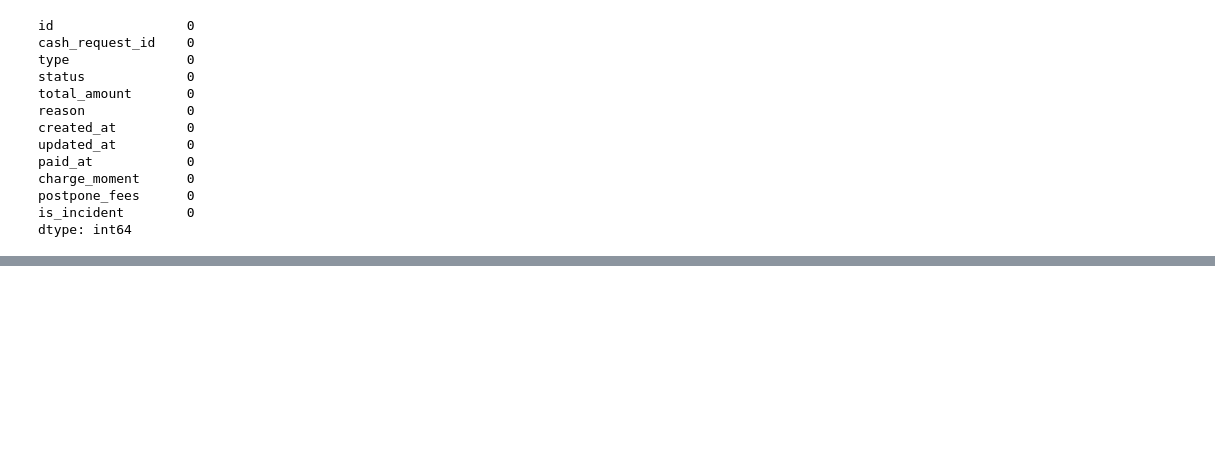
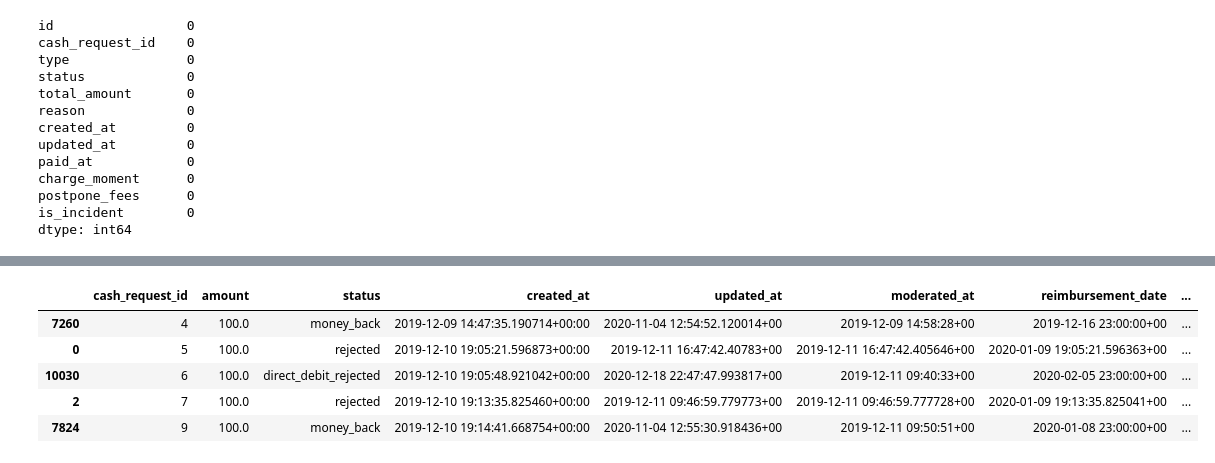
Before and after one commit to martaverfer/project-1-ironhack-payments-2-en, a Jupyter notebook: jupyter_notebooks/Fani.ipynb, the cells around one changed output, grey strips where cells are left out. Drawn from its saved outputs; the diff is of its cells as text; code cells hidden in the pictures; blank space fills up the shorter version.

```diff
--- a/jupyter_notebooks/Fani.ipynb
+++ b/jupyter_notebooks/Fani.ipynb
@@ -475,0 +527,4 @@ dtype: int64
+# %%
+# new column with yy_mm from created_at
+df_cash_request["month_created"] = df_cash_request["created_at"].dt.strftime('%Y-%m')
+df_cash_request["month_created"].sample(10)
@@ -475,0 +621,11 @@ dtype: int64
+# %%
+# sort by date created
+df_cash_request = df_cash_request.sort_values("created_at")
+df_cash_request.head(5)
+# %% [output]
+|  | cash_request_id | amount | status | created_at | updated_at | moderated_at | reimbursement_date | ... |
+| 7260 | 4 | 100.0 | money_back | 2019-12-09 14:47:35.190714+00:00 | 2020-11-04 12:54:52.120014+00 | 2019-12-09 14:58:28+00 | 2019-12-16 23:00:00+00 | ... |
+| 0 | 5 | 100.0 | rejected | 2019-12-10 19:05:21.596873+00:00 | 2019-12-11 16:47:42.40783+00 | 2019-12-11 16:47:42.405646+00 | 2020-01-09 19:05:21.596363+00 | ... |
+| 10030 | 6 | 100.0 | direct_debit_rejected | 2019-12-10 19:05:48.921042+00:00 | 2020-12-18 22:47:47.993817+00 | 2019-12-11 09:40:33+00 | 2020-02-05 23:00:00+00 | ... |
+| 2 | 7 | 100.0 | rejected | 2019-12-10 19:13:35.825460+00:00 | 2019-12-11 09:46:59.779773+00 | 2019-12-11 09:46:59.777728+00 | 2020-01-09 19:13:35.825041+00 | ... |
+| 7824 | 9 | 100.0 | money_back | 2019-12-10 19:14:41.668754+00:00 | 2020-11-04 12:55:30.918436+00 | 2019-12-11 09:50:51+00 | 2020-01-08 23:00:00+00 | ... |
```
Also changed, not shown: parts of 25 cells of this notebook.
